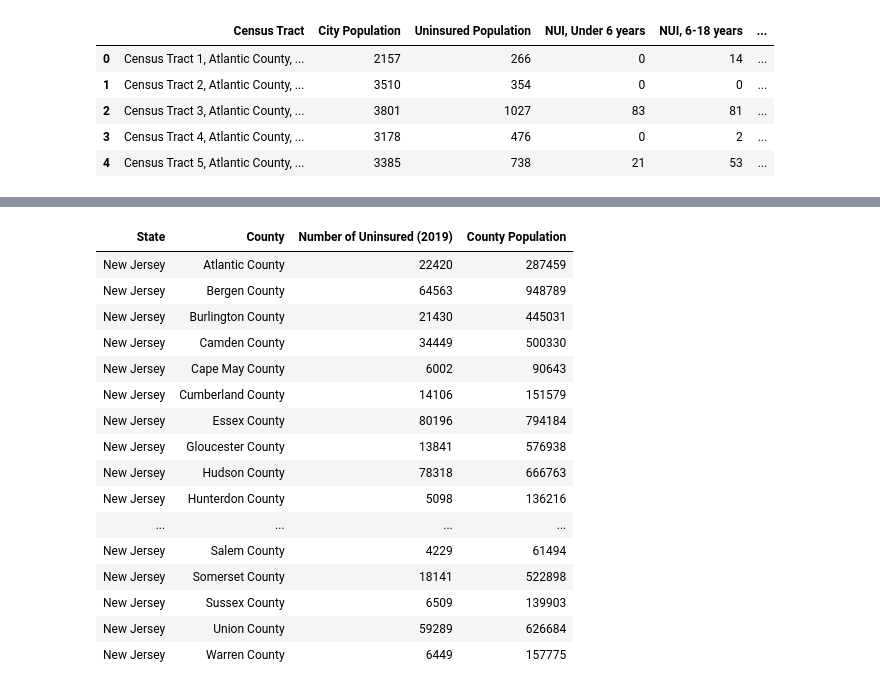
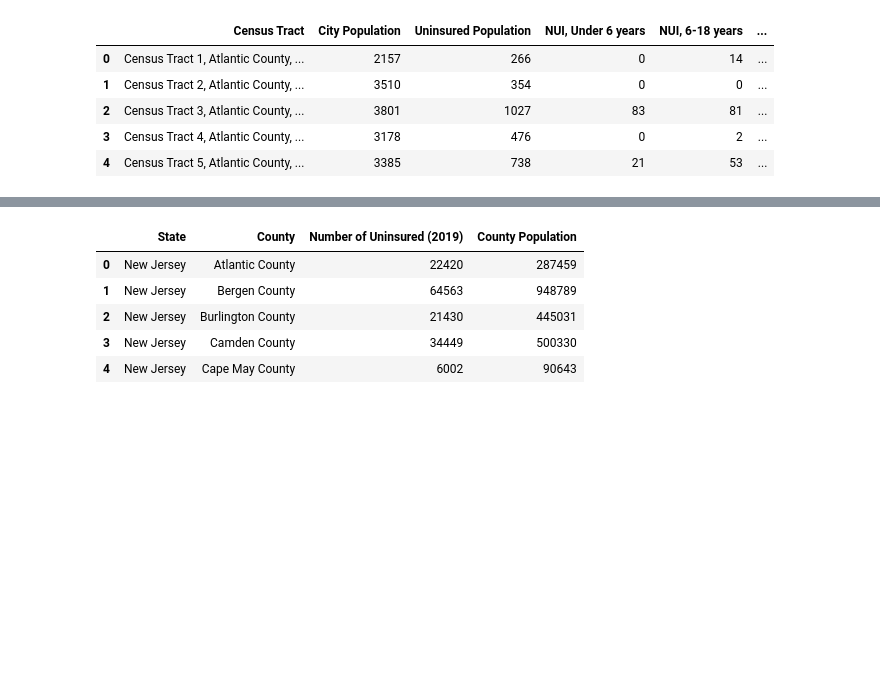
Before and after one commit to Myself1214/Pushing-P-Breakers, a Jupyter notebook: Code/Capstone_Project_ETL.ipynb, the cells around one changed output, grey strips where cells are left out. Cells and saved outputs as stored; diff of their text form; code cells hidden in the pictures; blank space fills up the shorter version.

```diff
--- a/Code/Capstone_Project_ETL.ipynb
+++ b/Code/Capstone_Project_ETL.ipynb
@@ -598,8 +598,5 @@ Population = df.groupby(['State','County'])['City Population'].sum().reset_index
 
 SAHIE['County Population'] = Population['City Population'].copy()
 
-SAHIE = spark.createDataFrame(SAHIE)
-
-# display(SAHIE)
-display(SAHIE)
+SAHIE.head()
 # %% [output]
@@ -606,17 +604,6 @@ display(SAHIE)
-| State | County | Number of Uninsured (2019) | County Population |
-| New Jersey | Atlantic County | 22420 | 287459 |
-| New Jersey | Bergen County | 64563 | 948789 |
-| New Jersey | Burlington County | 21430 | 445031 |
-| New Jersey | Camden County | 34449 | 500330 |
-| New Jersey | Cape May County | 6002 | 90643 |
-| New Jersey | Cumberland County | 14106 | 151579 |
-| New Jersey | Essex County | 80196 | 794184 |
-| New Jersey | Gloucester County | 13841 | 576938 |
-| New Jersey | Hudson County | 78318 | 666763 |
-| New Jersey | Hunterdon County | 5098 | 136216 |
-| ... | ... | ... | ... |
-| New Jersey | Salem County | 4229 | 61494 |
-| New Jersey | Somerset County | 18141 | 522898 |
-| New Jersey | Sussex County | 6509 | 139903 |
-| New Jersey | Union County | 59289 | 626684 |
-| New Jersey | Warren County | 6449 | 157775 |
+|  | State | County | Number of Uninsured (2019) | County Population |
+| 0 | New Jersey | Atlantic County | 22420 | 287459 |
+| 1 | New Jersey | Bergen County | 64563 | 948789 |
+| 2 | New Jersey | Burlington County | 21430 | 445031 |
+| 3 | New Jersey | Camden County | 34449 | 500330 |
+| 4 | New Jersey | Cape May County | 6002 | 90643 |
```
Also changed, not shown: parts of 4 cells of this notebook.
